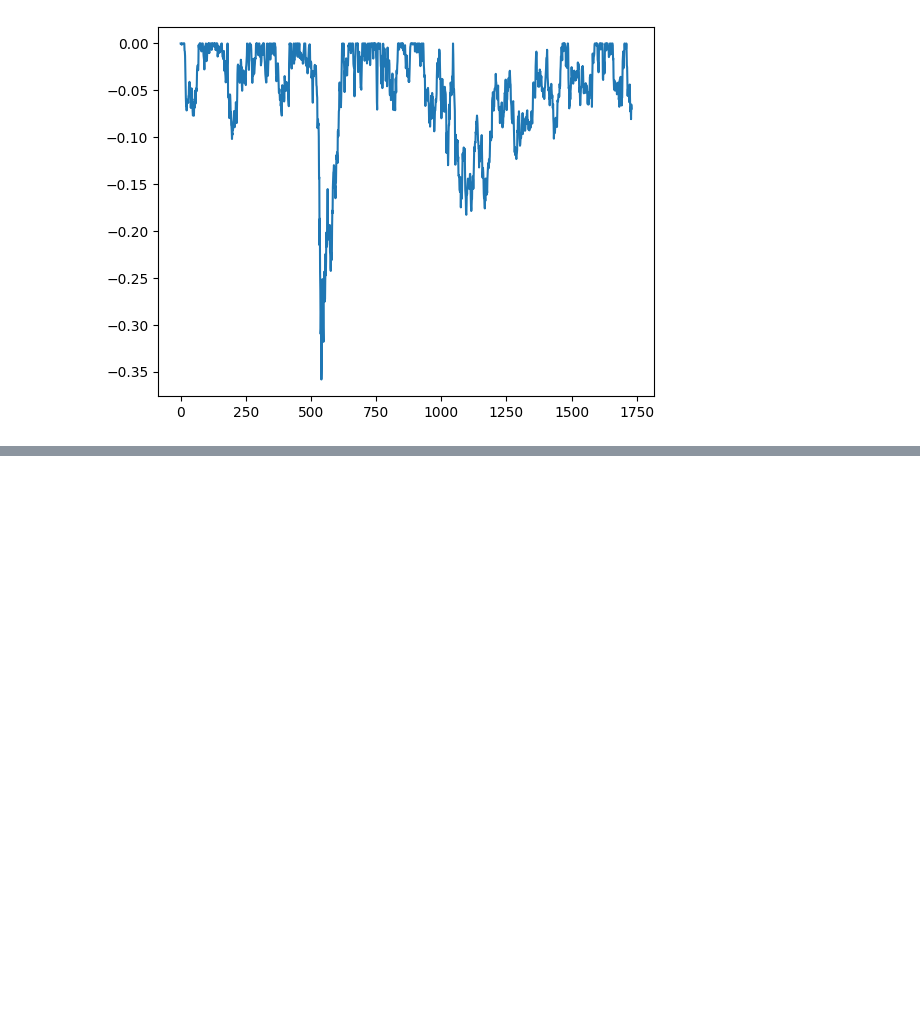
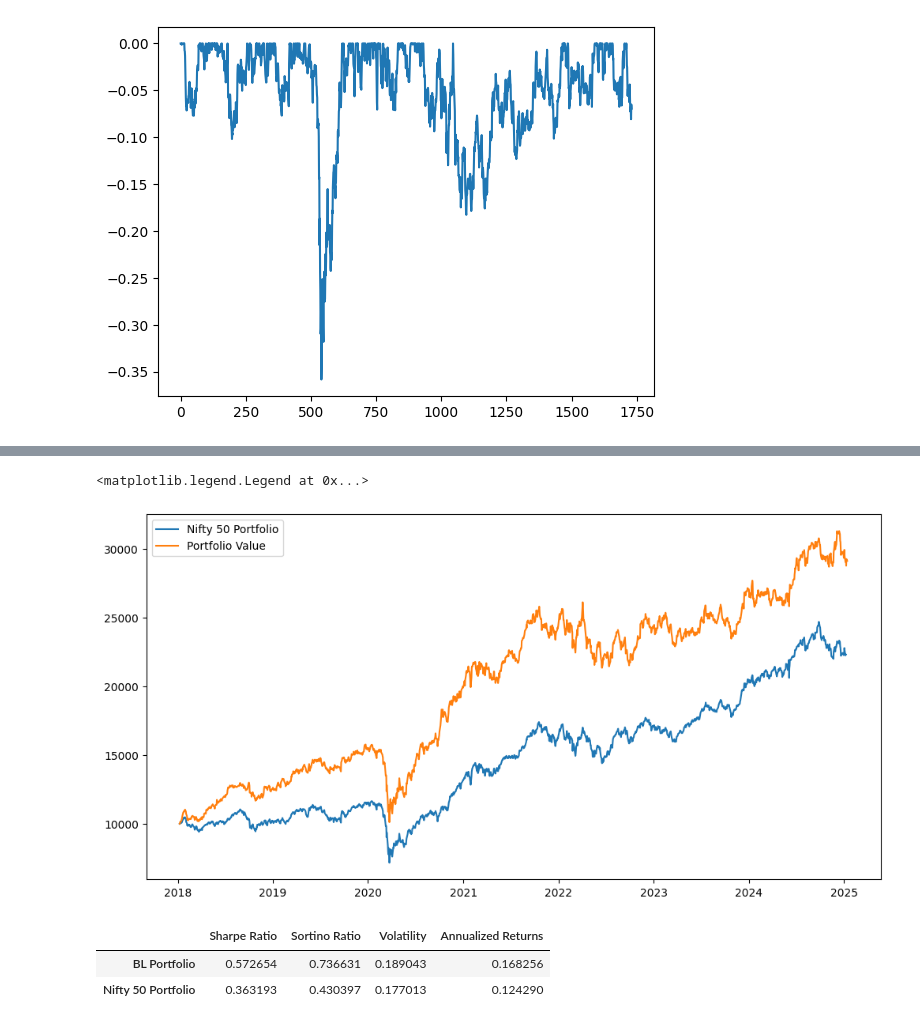
Before and after one commit to IshitBajpai/Portfolio-Optimization-, a Jupyter notebook: BL_LSTM.ipynb, the cells around one changed output, grey strips where cells are left out. Cells and saved outputs as stored; diff of their text form; code cells hidden in the pictures; blank space fills up the shorter version.

```diff
--- a/BL_LSTM.ipynb
+++ b/BL_LSTM.ipynb
@@ -383,0 +372,21 @@ W
+# %%
+import pandas as pd
+
+# Read and prepare data
+nifty50 = pd.read_csv("NIFTY_50_Index.csv")
+nifty50["Date"] = pd.to_datetime(nifty50["Date"])
+nifty50.set_index("Date", inplace=True)
+
+# Filter date range first
+nifty50 = nifty50.loc["2018-01-08":"2025-01-08"]
+nifty50_dates = nifty50["2018-01-08":"2025-01-08"].index
+
+# Calculate returns on specific column
+nifty50_returns = nifty50['^NSEI'].pct_change().dropna()
+
+# Initialize portfolio
+nifty50_portfolio = [10000]
+
+# Calculate portfolio value
+for i in range(len(nifty50_returns)):
+    nifty50_portfolio.append(nifty50_portfolio[-1] * (1 + nifty50_returns.iloc[i]))
@@ -383,0 +397,28 @@ W
+# %%
+plt.figure(figsize=(12, 6))
+plt.plot(nifty50_dates, nifty50_portfolio, label='Nifty 50 Portfolio')
+plt.plot(dates, portfolio_value, label='Portfolio Value')
+plt.legend()
+# %% [output]
+<matplotlib.legend.Legend at 0x...>
+[figure, added]
+# %%
+# make a dataframe for metrics
+metrics = pd.DataFrame(columns=["Sharpe Ratio", "Sortino Ratio", "Volatility"], index=["BL Portfolio", "Nifty 50 Portfolio"])
+
+# Calculate metrics
+metrics.loc["BL Portfolio", "Sharpe Ratio"] = get_sharpe_ratio(pd.Series(portfolio_value))
+metrics.loc["BL Portfolio", "Sortino Ratio"] = get_sortino_ratio(pd.Series(portfolio_value))
+metrics.loc["BL Portfolio", "Volatility"] = get_volatility(pd.Series(portfolio_value))
+metrics.loc["BL Portfolio", "Annualized Returns"] = get_annualized_returns(portfolio_value)
+
+metrics.loc["Nifty 50 Portfolio", "Sharpe Ratio"] = get_sharpe_ratio(pd.Series(nifty50_portfolio))
+metrics.loc["Nifty 50 Portfolio", "Sortino Ratio"] = get_sortino_ratio(pd.Series(nifty50_portfolio))
+metrics.loc["Nifty 50 Portfolio", "Volatility"] = get_volatility(pd.Series(nifty50_portfolio))
+metrics.loc["Nifty 50 Portfolio", "Annualized Returns"] = get_annualized_returns(nifty50_portfolio)
+
+metrics
+# %% [output]
+|  | Sharpe Ratio | Sortino Ratio | Volatility | Annualized Returns |
+| BL Portfolio | 0.572654 | 0.736631 | 0.189043 | 0.168256 |
+| Nifty 50 Portfolio | 0.363193 | 0.430397 | 0.177013 | 0.124290 |
```
Also changed, not shown: parts of 15 cells of this notebook.
